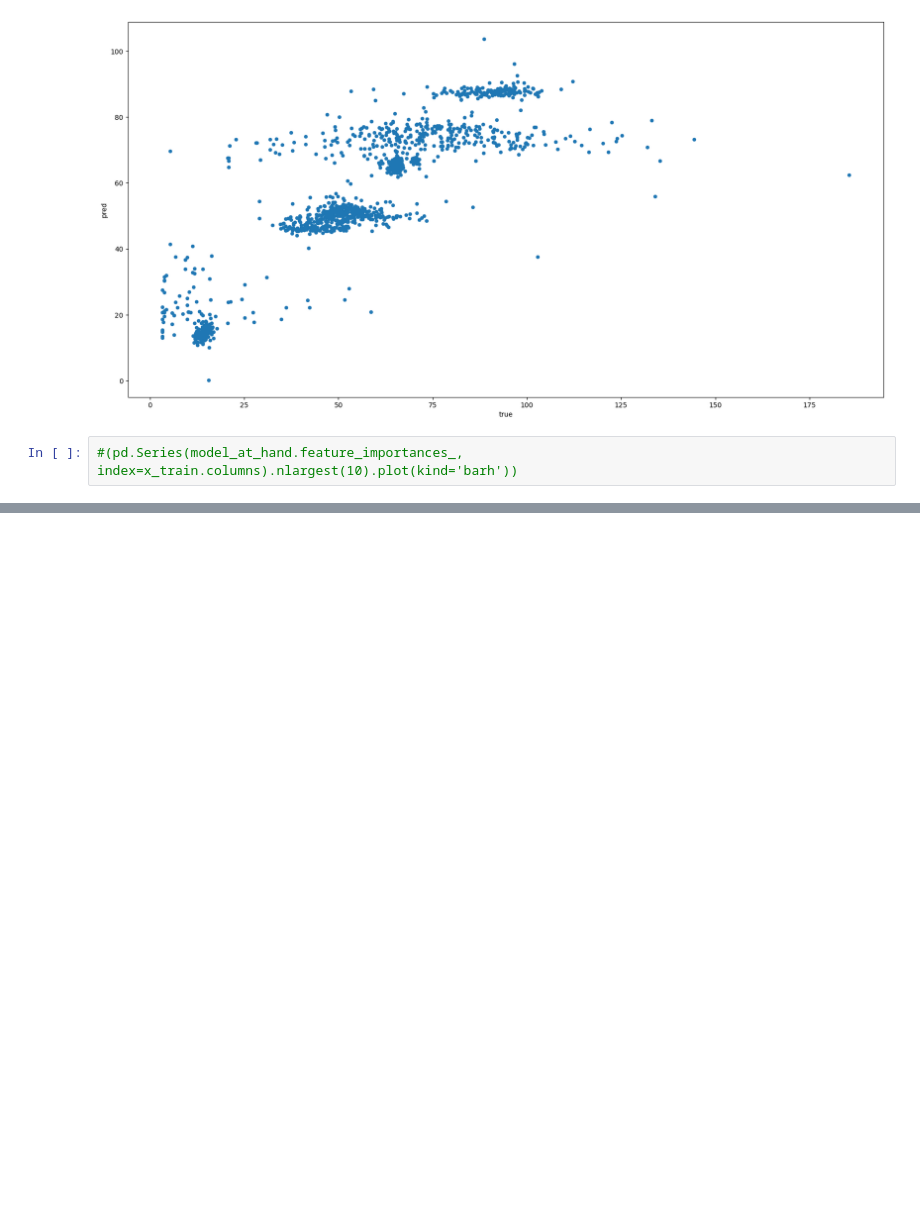
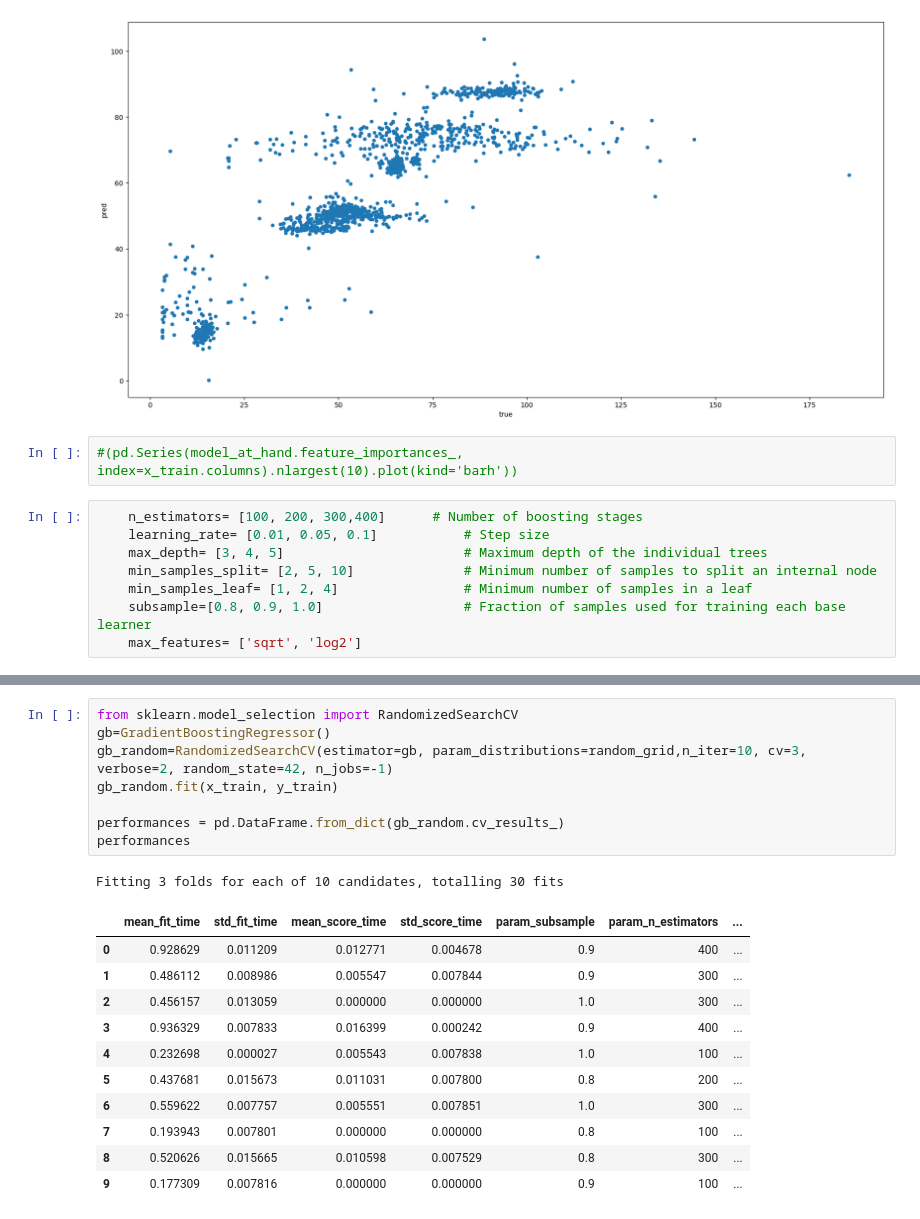
Before and after one commit to safwatnusrat/taxi_analysis, a Jupyter notebook: presentable notebook.ipynb, the cells around one changed output, grey strips where cells are left out. Cells and saved outputs as stored; diff of their text form; blank space fills up the shorter version.

```diff
--- a/presentable notebook.ipynb
+++ b/presentable notebook.ipynb
@@ -806,3 +806,11 @@ result.plot(figsize=(20,10),kind="scatter",x='true',y='pred')
 [figure]
 # %%
 #(pd.Series(model_at_hand.feature_importances_, index=x_train.columns).nlargest(10).plot(kind='barh'))
+# %%
+    n_estimators= [100, 200, 300,400]      # Number of boosting stages
+    learning_rate= [0.01, 0.05, 0.1]           # Step size
+    max_depth= [3, 4, 5]                       # Maximum depth of the individual trees
+    min_samples_split= [2, 5, 10]              # Minimum number of samples to split an internal node
+    min_samples_leaf= [1, 2, 4]                # Minimum number of samples in a leaf
+    subsample=[0.8, 0.9, 1.0]                  # Fraction of samples used for training each base learner
+    max_features= ['sqrt', 'log2']
@@ -808,0 +835,21 @@ result.plot(figsize=(20,10),kind="scatter",x='true',y='pred')
+# %%
+from sklearn.model_selection import RandomizedSearchCV
+gb=GradientBoostingRegressor()
+gb_random=RandomizedSearchCV(estimator=gb, param_distributions=random_grid,n_iter=10, cv=3, verbose=2, random_state=42, n_jobs=-1)
+gb_random.fit(x_train, y_train)
+
+performances = pd.DataFrame.from_dict(gb_random.cv_results_)
+performances
+# %% [output]
+Fitting 3 folds for each of 10 candidates, totalling 30 fits
+|  | mean_fit_time | std_fit_time | mean_score_time | std_score_time | param_subsample | param_n_estimators | ... |
+| 0 | 0.928629 | 0.011209 | 0.012771 | 0.004678 | 0.9 | 400 | ... |
+| 1 | 0.486112 | 0.008986 | 0.005547 | 0.007844 | 0.9 | 300 | ... |
+| 2 | 0.456157 | 0.013059 | 0.000000 | 0.000000 | 1.0 | 300 | ... |
+| 3 | 0.936329 | 0.007833 | 0.016399 | 0.000242 | 0.9 | 400 | ... |
+| 4 | 0.232698 | 0.000027 | 0.005543 | 0.007838 | 1.0 | 100 | ... |
+| 5 | 0.437681 | 0.015673 | 0.011031 | 0.007800 | 0.8 | 200 | ... |
+| 6 | 0.559622 | 0.007757 | 0.005551 | 0.007851 | 1.0 | 300 | ... |
+| 7 | 0.193943 | 0.007801 | 0.000000 | 0.000000 | 0.8 | 100 | ... |
+| 8 | 0.520626 | 0.015665 | 0.010598 | 0.007529 | 0.8 | 300 | ... |
+| 9 | 0.177309 | 0.007816 | 0.000000 | 0.000000 | 0.9 | 100 | ... |
```
Also changed, not shown: parts of 12 cells of this notebook.
